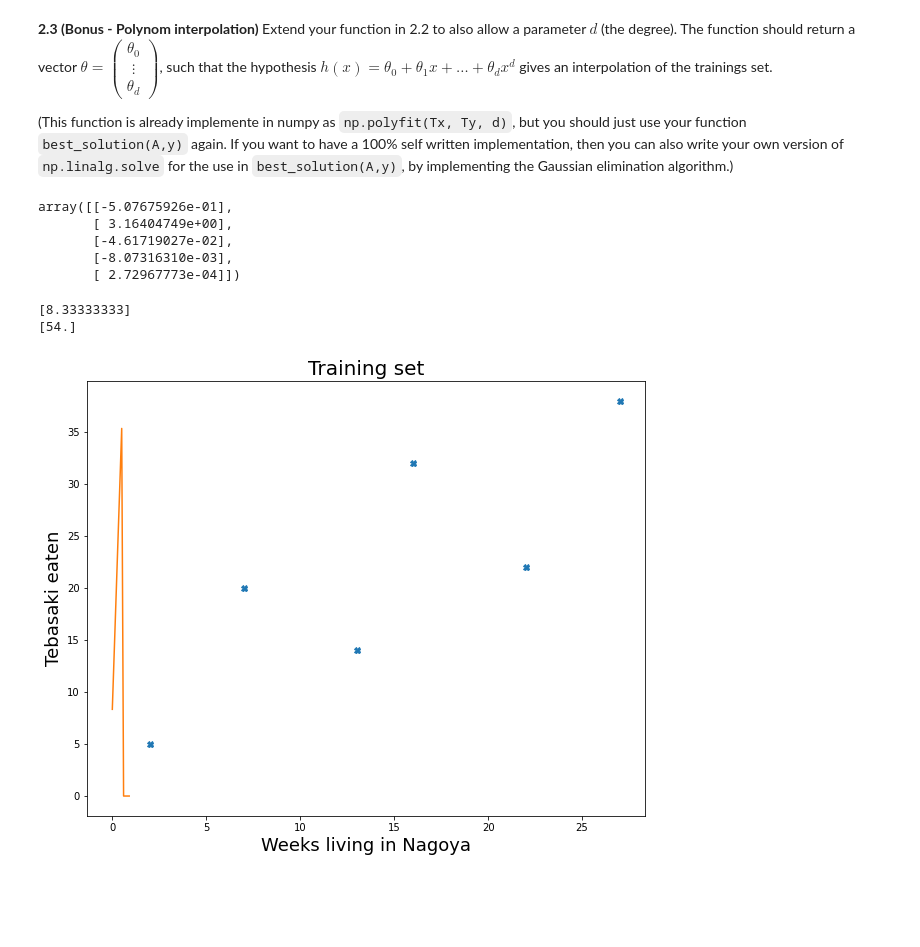
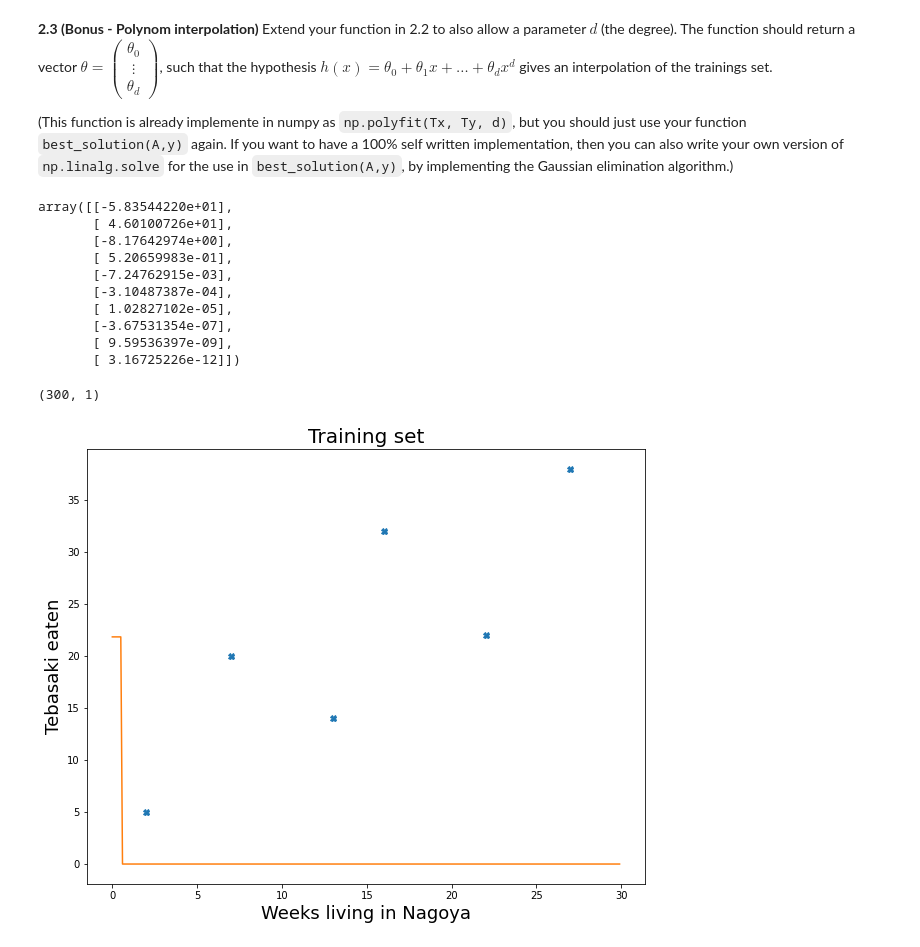
Before and after one commit to NUG30/homework-1-ayu-mushi, a Jupyter notebook: Assignment1.ipynb, the cells around one changed output. Cells and saved outputs as stored; diff of their text form; code cells hidden in the pictures; blank space fills up the shorter version.

```diff
--- a/Assignment1.ipynb
+++ b/Assignment1.ipynb
@@ -315,41 +315,43 @@ def best_fit2(Tx, Ty,d):
 
   return best_solution(pol_mtr, Ty)
 
-best_fit2(Tx, Ty, 5)
+best_fit2(Tx, Ty, 10)
 # %% [output]
-array([[-5.07675926e-01],
-       [ 3.16404749e+00],
-       [-4.61719027e-02],
-       [-8.07316310e-03],
-       [ 2.72967773e-04]])
+array([[-5.83544220e+01],
+       [ 4.60100726e+01],
+       [-8.17642974e+00],
+       [ 5.20659983e-01],
+       [-7.24762915e-03],
+       [-3.10487387e-04],
+       [ 1.02827102e-05],
+       [-3.67531354e-07],
+       [ 9.59536397e-09],
+       [ 3.16725226e-12]])
 # %%
 
 # Draw the Training set
 plt.figure(figsize=(10,8))
 plt.plot(Tx,Ty,'X')
 plt.title("Training set", fontsize =20)
 plt.xlabel("Weeks living in Nagoya", fontsize=18)
 plt.ylabel("Tebasaki eaten", fontsize=18)
 
-Tx_=np.array( list(map((lambda x: x*0.1), range(0,10))))
+Tx_=np.array( list(map((lambda x: x*0.1), range(0,300))))
 
-d=2
+d=1
 # Best fit (by using your own function best_fit)
 theta = best_fit2(Tx_, Ty, d)
 
 Tx_d = np.zeros((len(Tx_), d))
 for i in range(len(Ty)):
   for j in range(d):
     Tx_d[i][j] = Tx_[i]**j
 
-for t in theta:
-  print(t)
 predicted = matrix_multiply(Tx_d,theta)
-
+print((predicted).shape)
 
 plt.plot(Tx_, predicted)
 plt.show()
 # %% [output]
-[8.33333333]
-[54.]
+(300, 1)
-[figure, old version]
+[figure, new version]
```
Also changed, not shown: parts of 2 cells of this notebook.
